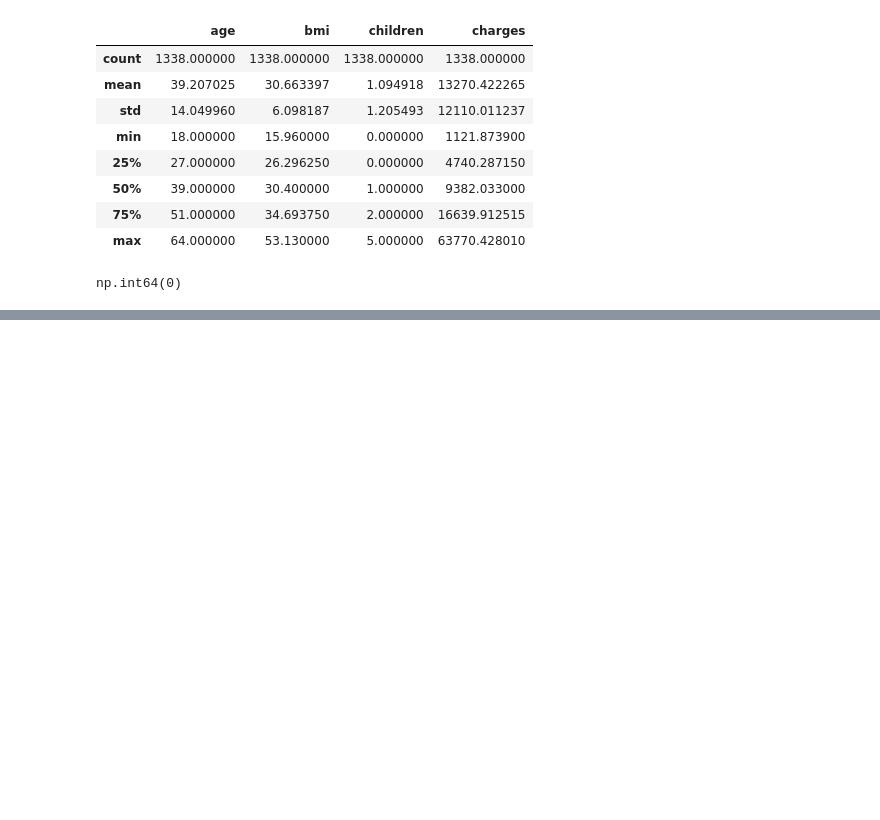
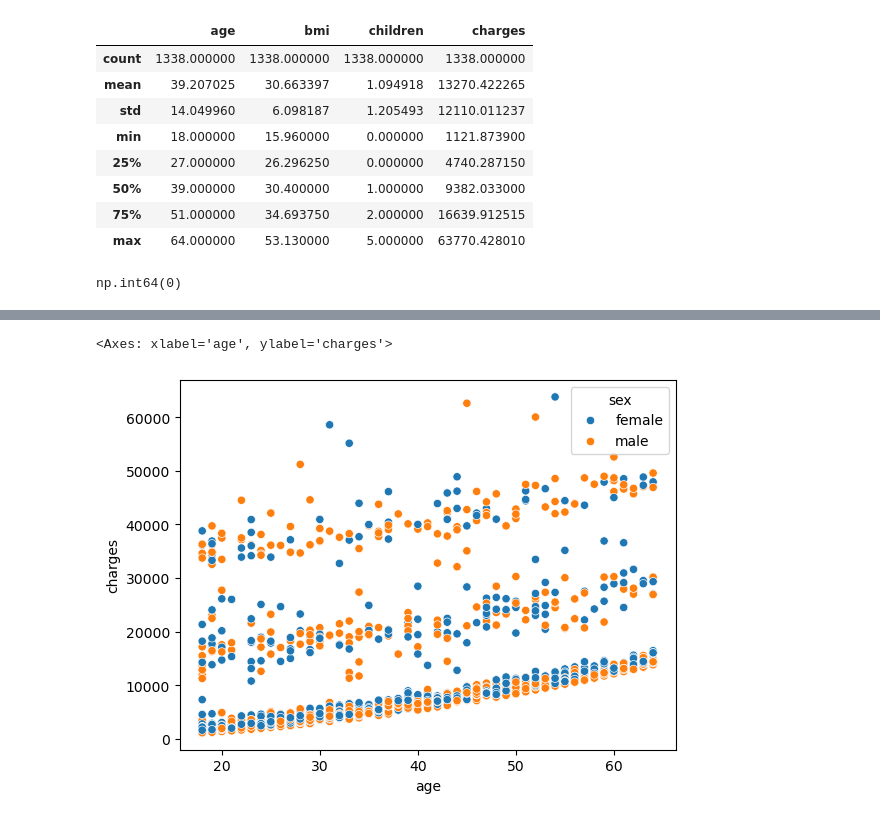
Before and after one commit to xamidovasadbekdev-arch/ml-learning-journal, a Jupyter notebook: Main/Project1(Medical Cost)/notebooks/01_exploratory_data_analysis.ipynb, the cells around one changed output, grey strips where cells are left out. Drawn from its saved outputs; the diff is of its cells as text; code cells hidden in the pictures; blank space fills up the shorter version.

```diff
--- a/Main/Project1(Medical Cost)/notebooks/01_exploratory_data_analysis.ipynb
+++ b/Main/Project1(Medical Cost)/notebooks/01_exploratory_data_analysis.ipynb
@@ -131,0 +107,5 @@ df.to_csv("processed_insurance.csv", index=False)
+# %%
+sns.scatterplot(x=df.age, y=df.charges, data=df, hue="sex")
+# %% [output]
+<Axes: xlabel='age', ylabel='charges'>
+[figure, added]
```
Also changed, not shown: parts of 36 cells of this notebook.
